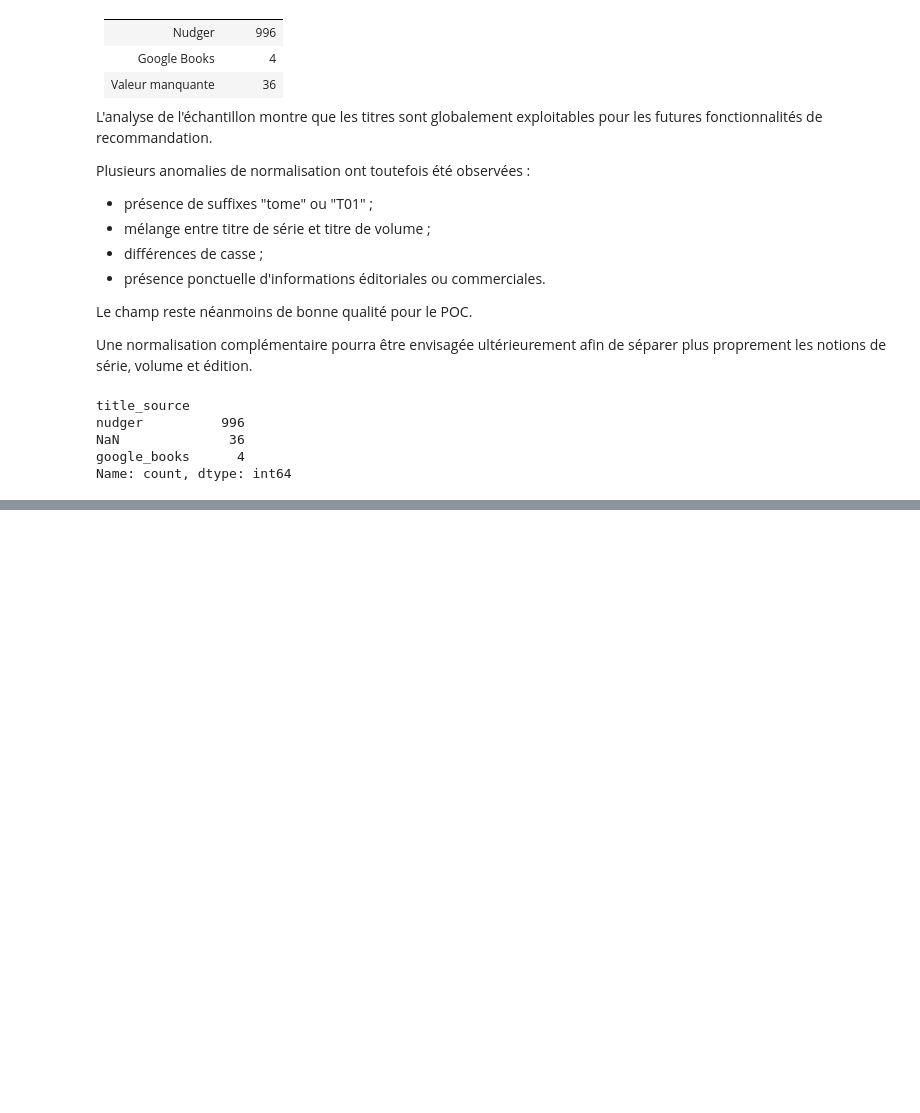
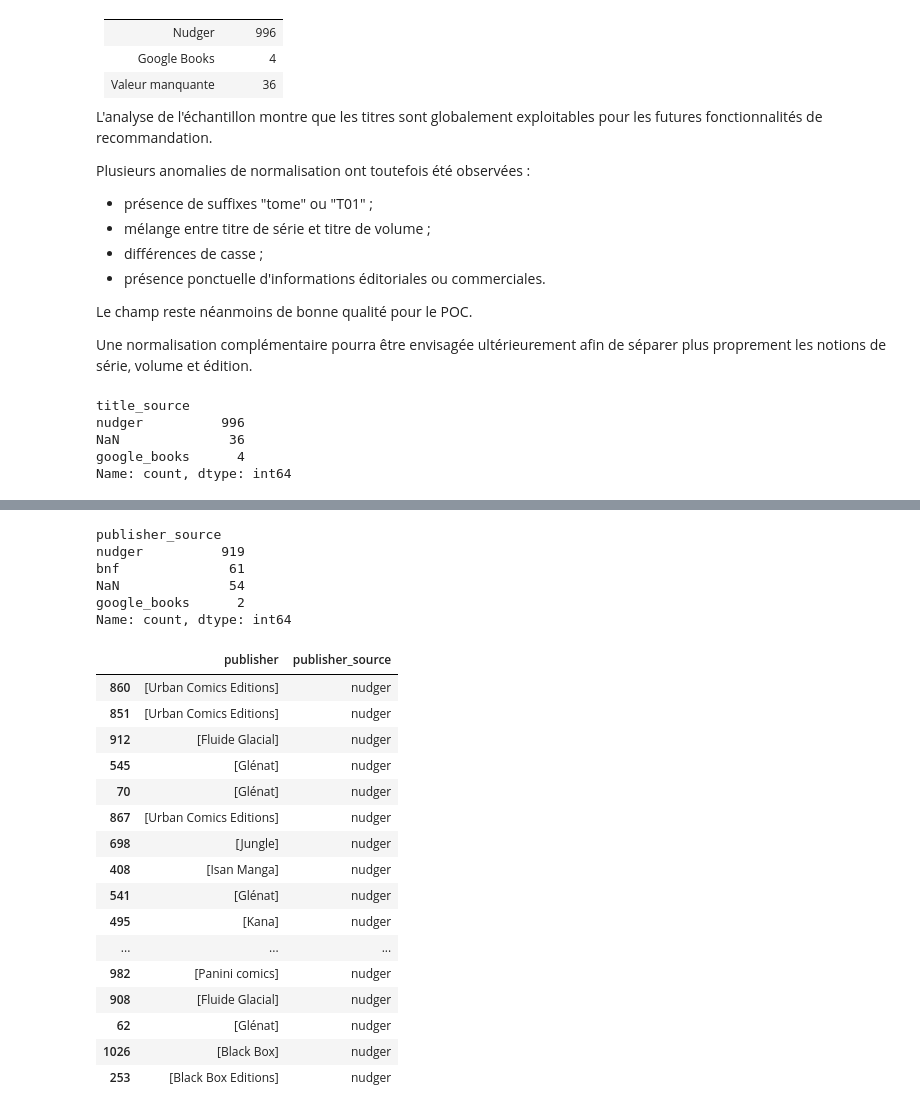
Before and after one commit to yoann-donizetti/collectionlens, a Jupyter notebook: notebooks/poc_data/12_master_dataset_quality_audit.ipynb, the cells around one changed output, grey strips where cells are left out. Cells and saved outputs as stored; diff of their text form; code cells hidden in the pictures; blank space fills up the shorter version.

```diff
--- a/notebooks/poc_data/12_master_dataset_quality_audit.ipynb
+++ b/notebooks/poc_data/12_master_dataset_quality_audit.ipynb
@@ -198,0 +271,34 @@ Name: title, dtype: object
+# %%
+df_master["publisher_source"].value_counts(dropna=False)
+# %% [output]
+publisher_source
+nudger          919
+bnf              61
+NaN              54
+google_books      2
+Name: count, dtype: int64
+# %%
+df_master[
+    ["publisher", "publisher_source"]
+].dropna().sample(
+    50,
+    random_state=42,
+)
+# %% [output]
+|  | publisher | publisher_source |
+| 860 | [Urban Comics Editions] | nudger |
+| 851 | [Urban Comics Editions] | nudger |
+| 912 | [Fluide Glacial] | nudger |
+| 545 | [Glénat] | nudger |
+| 70 | [Glénat] | nudger |
+| 867 | [Urban Comics Editions] | nudger |
+| 698 | [Jungle] | nudger |
+| 408 | [Isan Manga] | nudger |
+| 541 | [Glénat] | nudger |
+| 495 | [Kana] | nudger |
+| ... | ... | ... |
+| 982 | [Panini comics] | nudger |
+| 908 | [Fluide Glacial] | nudger |
+| 62 | [Glénat] | nudger |
+| 1026 | [Black Box] | nudger |
+| 253 | [Black Box Editions] | nudger |
```
Also changed, not shown: parts of 30 cells of this notebook, 2 other files.
